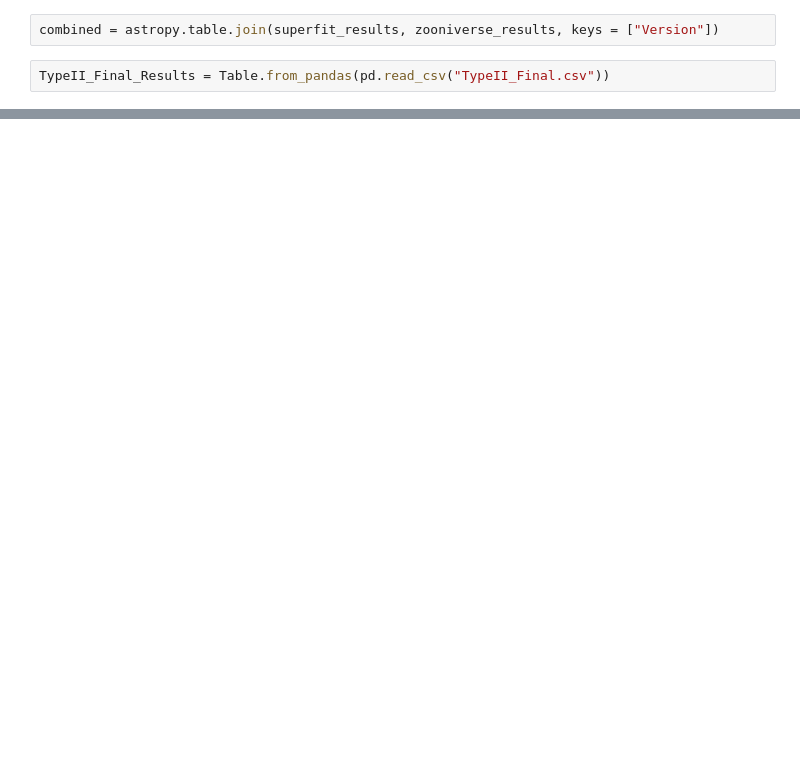
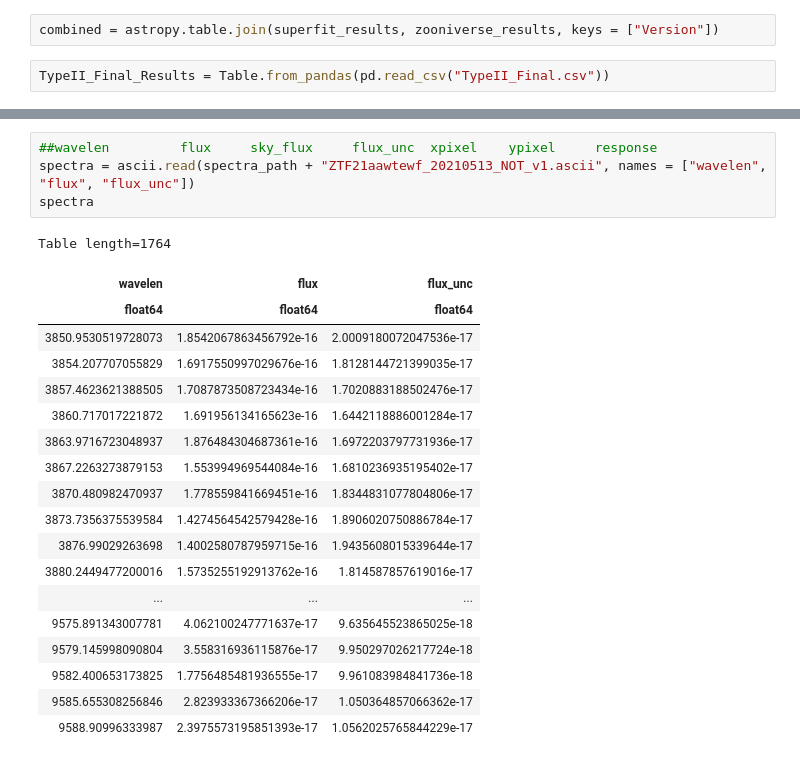
Before and after one commit to Hallflower20/supernova-spectrum-analysis, a Jupyter notebook: ZooniverseAnalysis/paper_notebooks/PaperFigures.ipynb, the cells around one changed output, grey strips where cells are left out. Drawn from its saved outputs; the diff is of its cells as text; blank space fills up the shorter version.

```diff
--- a/ZooniverseAnalysis/paper_notebooks/PaperFigures.ipynb
+++ b/ZooniverseAnalysis/paper_notebooks/PaperFigures.ipynb
@@ -82,0 +110,24 @@ combined["ZTF_Name"]
+# %%
+##wavelen         flux     sky_flux     flux_unc  xpixel    ypixel     response
+spectra = ascii.read(spectra_path + "ZTF21aawtewf_20210513_NOT_v1.ascii", names = ["wavelen", "flux", "flux_unc"])
+spectra
+# %% [output]
+Table length=1764
+| wavelen | flux | flux_unc |
+| float64 | float64 | float64 |
+| 3850.9530519728073 | 1.8542067863456792e-16 | 2.0009180072047536e-17 |
+| 3854.207707055829 | 1.6917550997029676e-16 | 1.8128144721399035e-17 |
+| 3857.4623621388505 | 1.7087873508723434e-16 | 1.7020883188502476e-17 |
+| 3860.717017221872 | 1.691956134165623e-16 | 1.6442118886001284e-17 |
+| 3863.9716723048937 | 1.876484304687361e-16 | 1.6972203797731936e-17 |
+| 3867.2263273879153 | 1.553994969544084e-16 | 1.6810236935195402e-17 |
+| 3870.480982470937 | 1.778559841669451e-16 | 1.8344831077804806e-17 |
+| 3873.7356375539584 | 1.4274564542579428e-16 | 1.8906020750886784e-17 |
+| 3876.99029263698 | 1.4002580787959715e-16 | 1.9435608015339644e-17 |
+| 3880.2449477200016 | 1.5735255192913762e-16 | 1.814587857619016e-17 |
+| ... | ... | ... |
+| 9575.891343007781 | 4.062100247771637e-17 | 9.635645523865025e-18 |
+| 9579.145998090804 | 3.558316936115876e-17 | 9.950297026217724e-18 |
+| 9582.400653173825 | 1.7756485481936555e-17 | 9.961083984841736e-18 |
+| 9585.655308256846 | 2.823933367366206e-17 | 1.050364857066362e-17 |
+| 9588.90996333987 | 2.3975573195851393e-17 | 1.0562025765844229e-17 |
```
Also changed, not shown: parts of 24 cells of this notebook.
